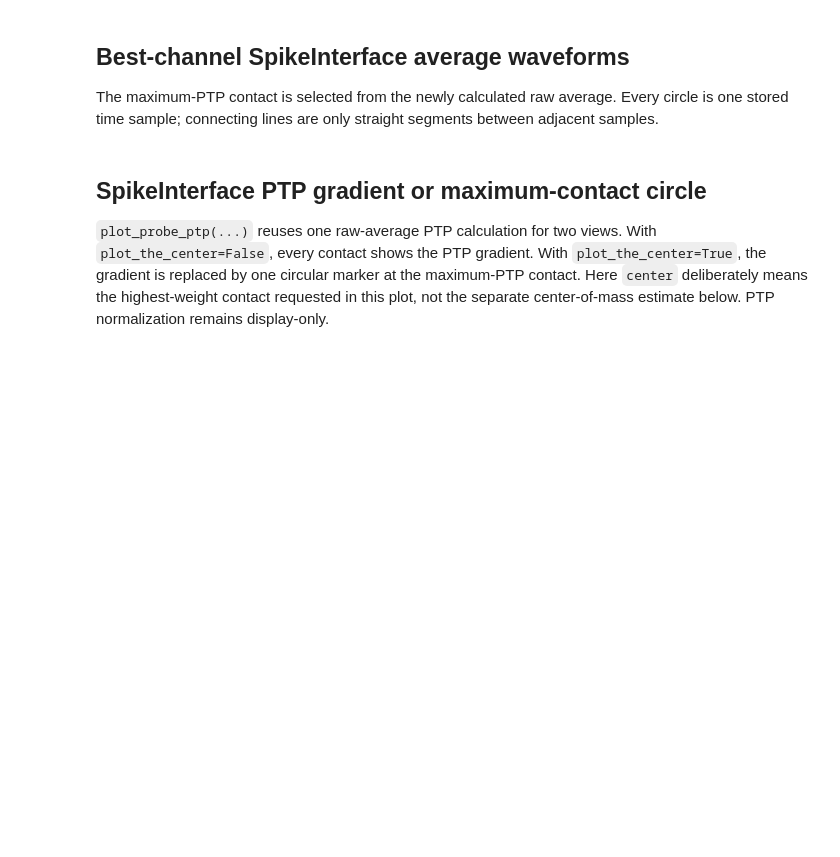
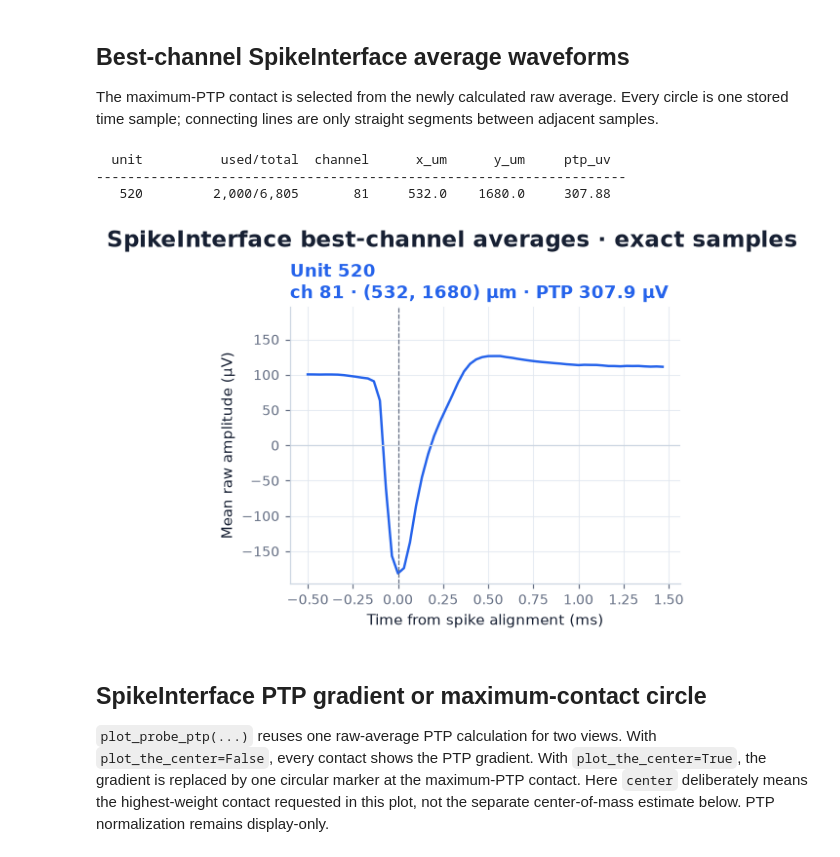
Before and after one commit to KaiCao2003/RF-Map-Viewer, a Jupyter notebook: spikeinterface_waveform_unit_position.ipynb, the cells around one changed output. Cells and saved outputs as stored; diff of their text form; code cells hidden in the pictures; blank space fills up the shorter version.

```diff
--- a/spikeinterface_waveform_unit_position.ipynb
+++ b/spikeinterface_waveform_unit_position.ipynb
@@ -390,27 +404,33 @@ The maximum-PTP contact is selected from the newly calculated raw average. Every
 # %%
 best_channel_waveforms: FloatArray = np.stack([
     template_array[unit_index, :, int(best_channel_indices[unit_index])]
     for unit_index in range(len(unit_ids))
 ])
 
 print(f"{'unit':>6} {'used/total':>19} {'channel':>8} {'x_um':>9} {'y_um':>9} {'ptp_uv':>10}")
 print('-' * 68)
 for unit_number, unit_id in enumerate(unit_ids):
     channel_index: int = int(best_channel_indices[unit_number])
     waveform_uv: FloatArray = best_channel_waveforms[unit_number]
     channel_id: int = int(waveform_analyzer.channel_ids[channel_index])
     x_um: float = float(channel_locations[channel_index, 0])
     y_um: float = float(channel_locations[channel_index, 1])
-    ptp_uv: float = float(np.ptp(waveform_uv))
+    ptp_uv: float = float(best_channel_ptp_uv[unit_number])
     used_total: str = f'{selected_spike_counts[unit_id]:,}/{spike_counts[unit_id]:,}'
     print(f'{unit_id:>6} {used_total:>19} {channel_id:>8} {x_um:9.1f} {y_um:9.1f} {ptp_uv:10.2f}')
 
 probe_plot.plot_best_channel_averages(
     best_channel_waveforms=best_channel_waveforms,
     best_channel_indices=best_channel_indices,
+    best_channel_ptp_uv=best_channel_ptp_uv,
     channel_locations=channel_locations,
     time_ms=time_ms,
 )
+# %% [output]
+  unit          used/total  channel      x_um      y_um     ptp_uv
+--------------------------------------------------------------------
+   520         2,000/6,805       81     532.0    1680.0     307.88
+[figure, added]
 # %% [markdown]
 ## SpikeInterface PTP gradient or maximum-contact circle
 
```
Also changed, not shown: parts of 9 cells of this notebook, 4 other files.
